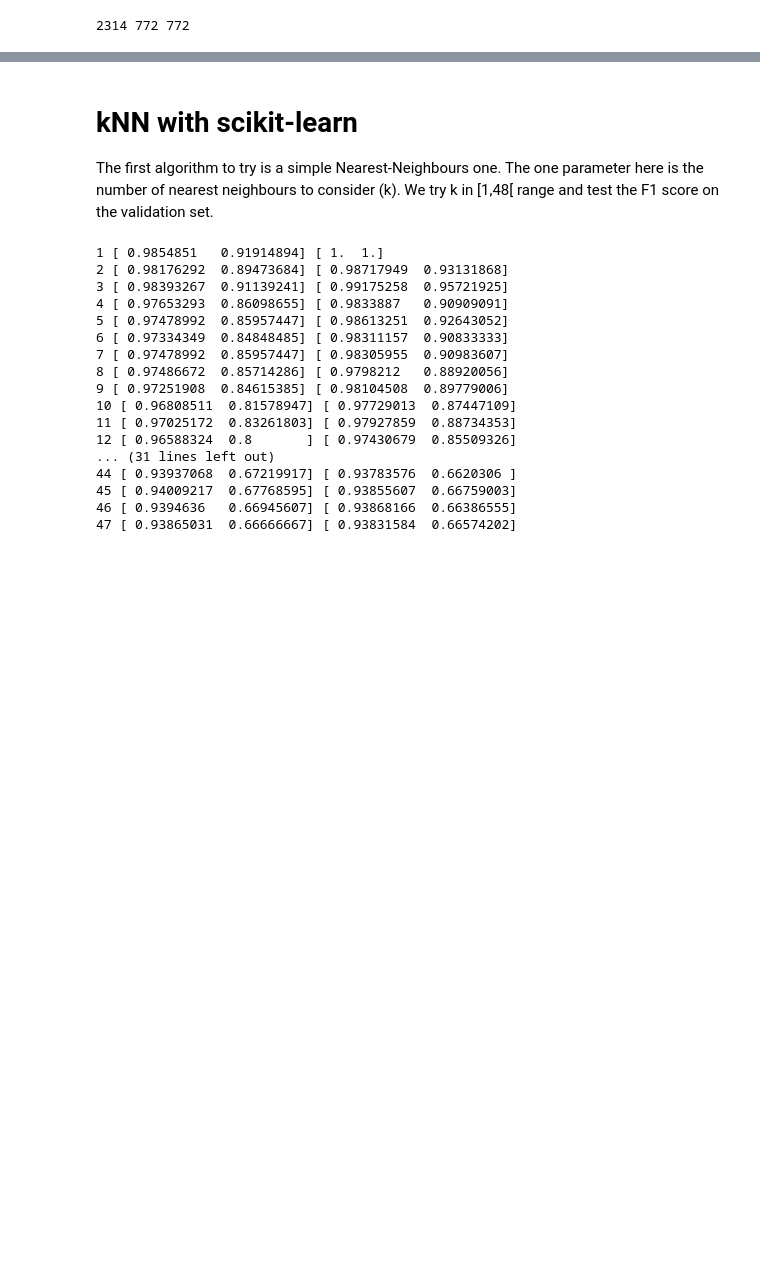
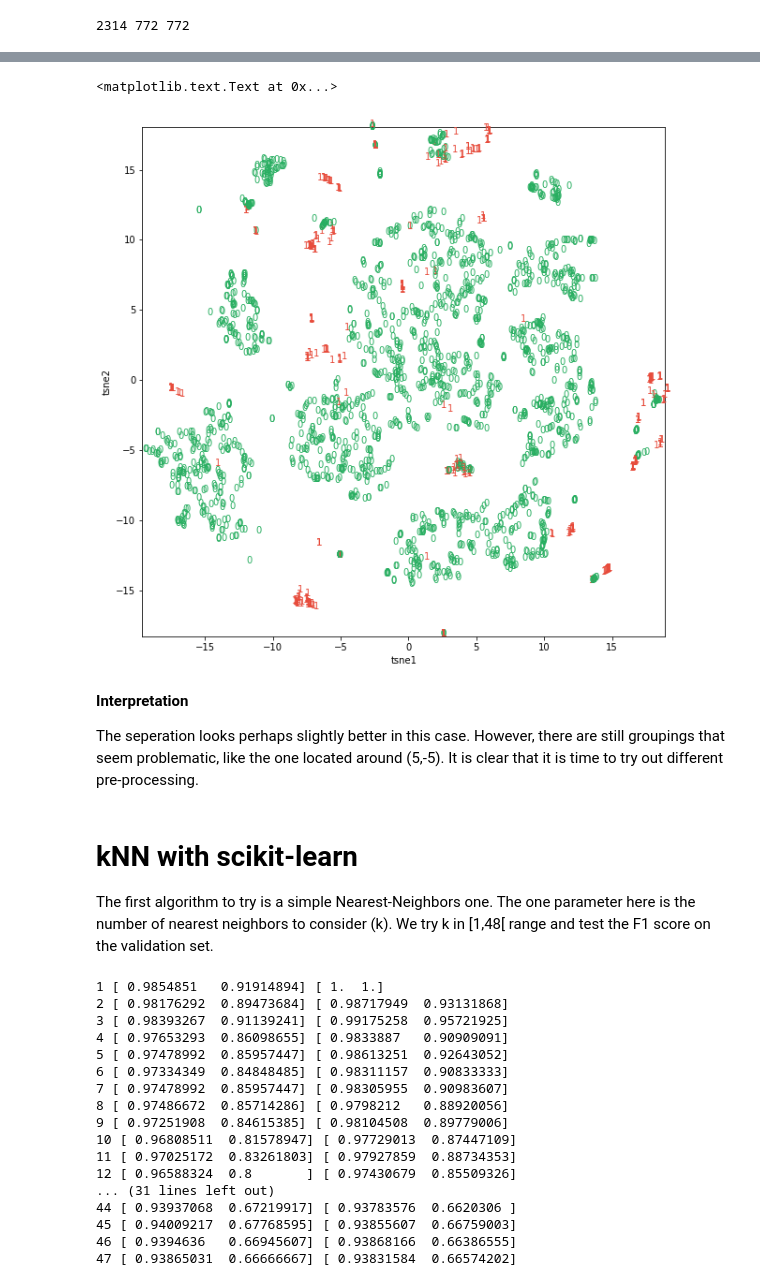
Before and after one commit to Freija/birdometer-ml, a Jupyter notebook: code/Birdometer.ipynb, the cells around one changed output, grey strips where cells are left out. Saved outputs shown, nothing was run; the diff lists cells and outputs as text; code cells hidden in the pictures; blank space fills up the shorter version.

Commit message:
Deeper look at the data with {CA and TSNE

```diff
--- a/code/Birdometer.ipynb
+++ b/code/Birdometer.ipynb
@@ -175,7 +233,25 @@ print(len(X_train), len(X_cv), len(X_test))
+# %%
+from sklearn.manifold import TSNE
+tsne = TSNE(random_state=48)
+birds_tsne = tsne.fit_transform(X_train)
+plt.figure(figsize=(10,10))
+plt.xlim(birds_tsne[:,0].min(), birds_tsne[:,0].max())
+plt.ylim(birds_tsne[:,1].min(), birds_tsne[:,1].max())
+for i in range(len(birds_tsne)):
+    plt.text(birds_tsne[i,0], birds_tsne[i,1], str(y_train[i]), color=colors[y_train[i]])
+plt.xlabel("tsne1")
+plt.ylabel("tsne2")
+# %% [output]
+<matplotlib.text.Text at 0x...>
+[figure, added]
+# %% [markdown]
+**Interpretation**
+
+The seperation looks perhaps slightly better in this case. However, there are still groupings that seem problematic, like the one located around (5,-5). It is clear that it is time to try out different pre-processing.
 # %% [markdown]
 # kNN with scikit-learn
-The first algorithm to try is a simple Nearest-Neighbours one. The one parameter here is the
-number of nearest neighbours to consider (k). We try k in [1,48[ range and test the F1 score on the validation set.
+The first algorithm to try is a simple Nearest-Neighbors one. The one parameter here is the
+number of nearest neighbors to consider (k). We try k in [1,48[ range and test the F1 score on the validation set.
 # %%
 scores_cv = []
 scores_train = []
```
Also changed, not shown: parts of 19 cells of this notebook.
